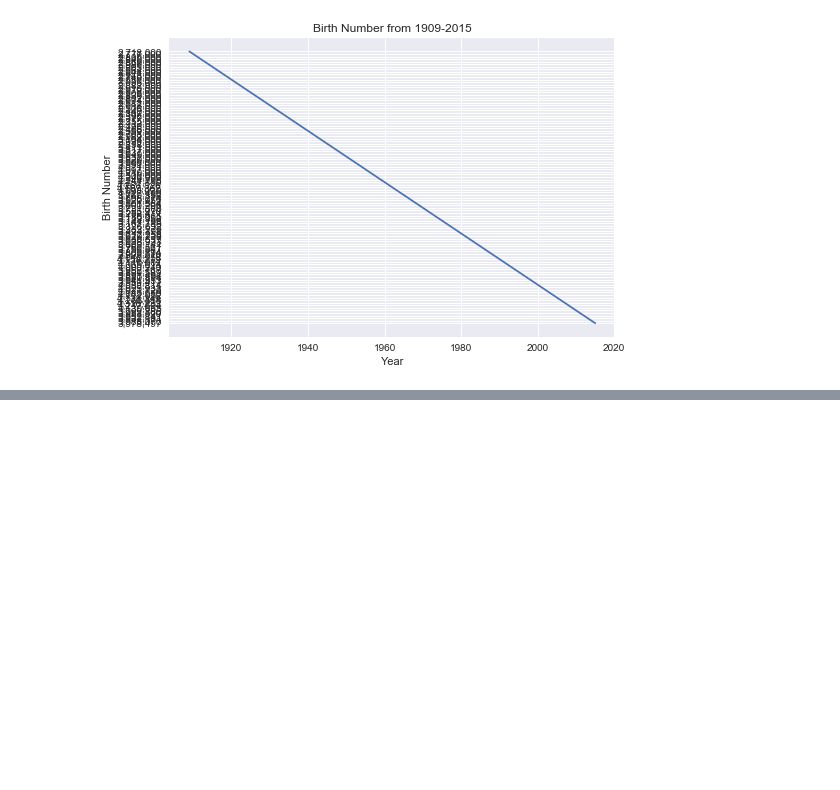
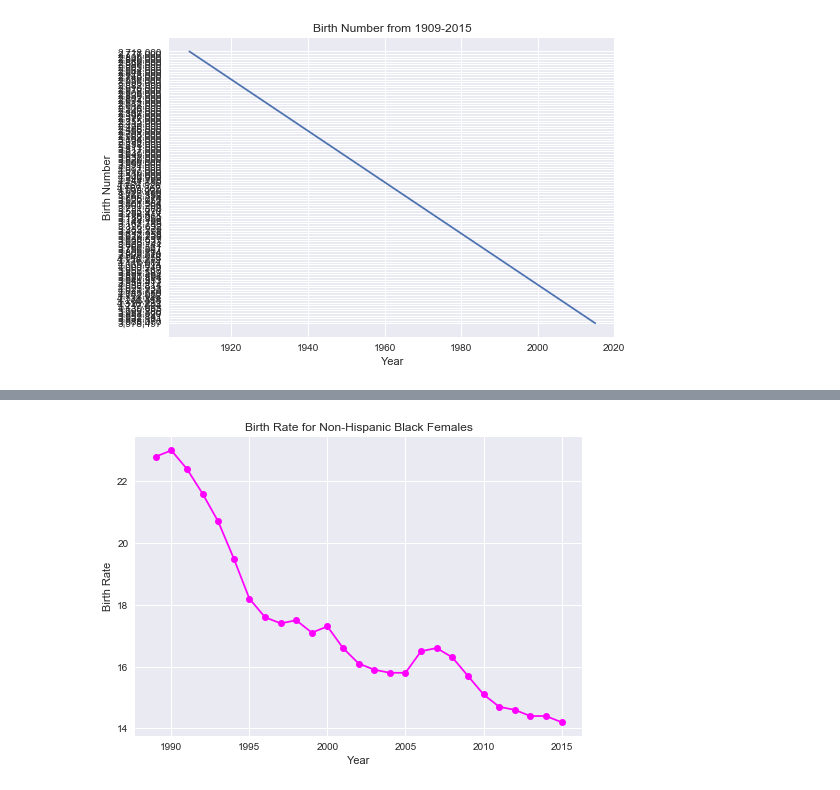
Before and after one commit to wpierre-louis/Data-Analysis, a Jupyter notebook: Data Analysis.ipynb, the cells around one changed output, grey strips where cells are left out. Drawn from its saved outputs; the diff is of its cells as text; code cells hidden in the pictures; blank space fills up the shorter version.

```diff
--- a/Data Analysis.ipynb
+++ b/Data Analysis.ipynb
@@ -92,2 +206,10 @@ TypeError: cannot convert the series to <class 'float'>
+# %%
+plt.plot(black.Year, black["Birth Rate"], marker='o', color="magenta" )
+plt.xlabel("Year")
+plt.ylabel("Birth Rate")
+plt.title("Birth Rate for Non-Hispanic Black Females")
+plt.show()
+# %% [output]
+[figure, added]
 # %%
 white= data2[data2.Race=="Non-Hispanic White"]
```
Also changed, not shown: parts of 40 cells of this notebook.
